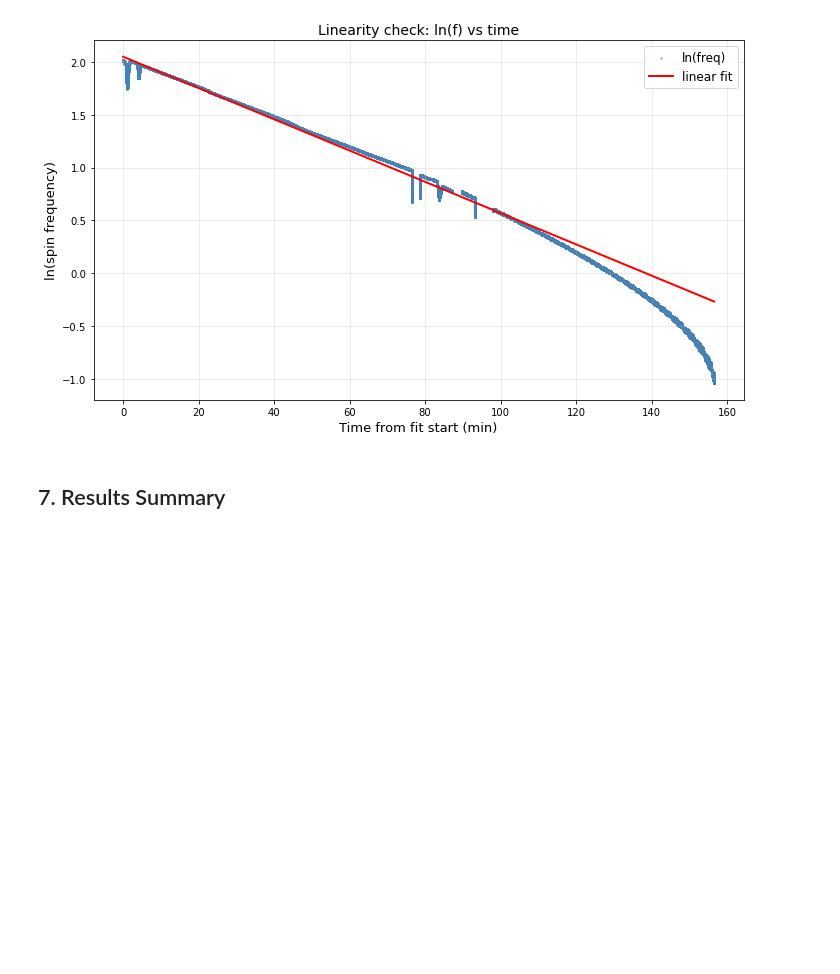
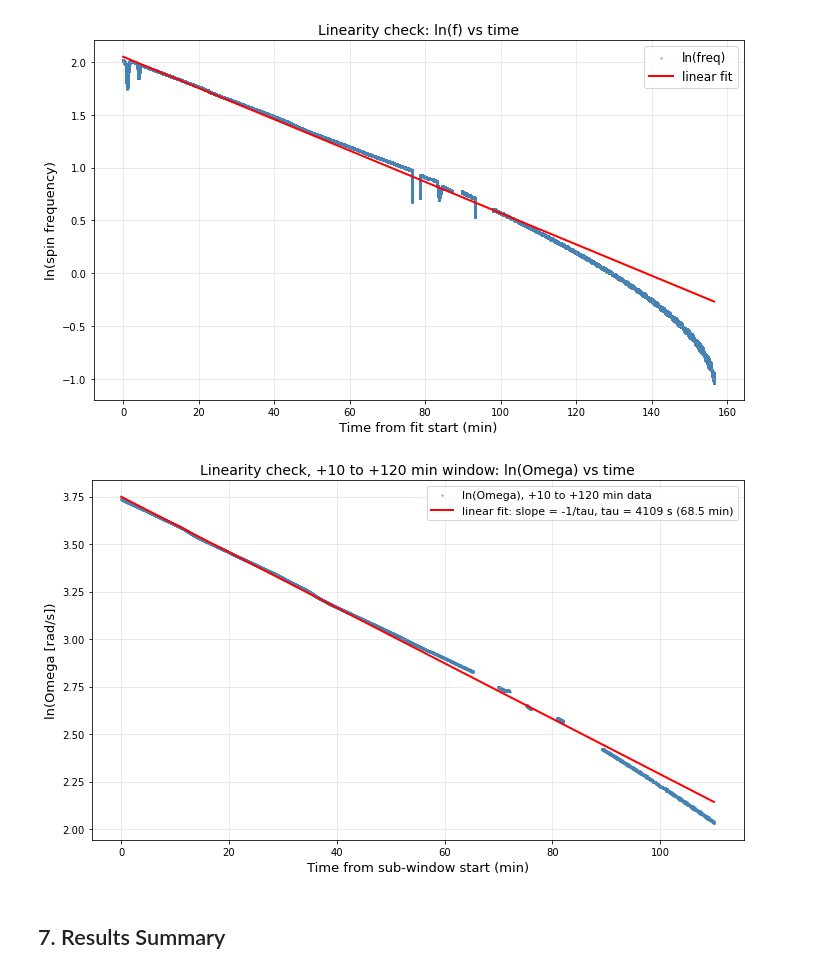
Before and after one commit to Moore-Lab/Decay-Sail, a Jupyter notebook: analysis/spindown_20260702.ipynb, the cells around one changed output. Saved outputs shown, nothing was run; the diff lists cells and outputs as text; code cells hidden in the pictures; blank space fills up the shorter version.

```diff
--- a/analysis/spindown_20260702.ipynb
+++ b/analysis/spindown_20260702.ipynb
@@ -711,6 +738,26 @@ if len(f_fit) >= 20:
     plt.show()
 # %% [output]
 [figure]
+# %%
+# Linearity check for the +10 to +120 min sub-window (Section 5 alternate fit):
+# ln(Omega) vs time is a straight line with slope -1/tau for a pure exponential.
+# (ln Omega = ln(2 pi f) -- identical slope to ln f, just offset by ln 2pi.)
+fig, ax = plt.subplots(figsize=(10, 6))
+stride = max(1, len(ts_sub) // 8000)
+ax.scatter(ts_sub[::stride] / 60, np.log(2 * np.pi * f_fit_sub[::stride]), s=3, alpha=0.4,
+           color='steelblue', label='ln(Omega), +10 to +120 min data')
+ax.plot(t_curve_sub / 60, np.log(2 * np.pi * exp_decay(t_curve_sub, *popt_sub)), 'r-',
+        linewidth=2,
+        label=f'linear fit: slope = -1/tau, tau = {tau_sub:.0f} s ({tau_sub/60:.1f} min)')
+ax.set_xlabel('Time from sub-window start (min)', fontsize=13)
+ax.set_ylabel('ln(Omega [rad/s])', fontsize=13)
+ax.set_title('Linearity check, +10 to +120 min window: ln(Omega) vs time', fontsize=14)
+ax.legend(fontsize=11)
+ax.grid(True, alpha=0.3)
+plt.tight_layout()
+plt.show()
+# %% [output]
+[figure, added]
 # %% [markdown]
 ## 7. Results Summary
 # %%
```
Also changed, not shown: parts of 3 cells of this notebook.
